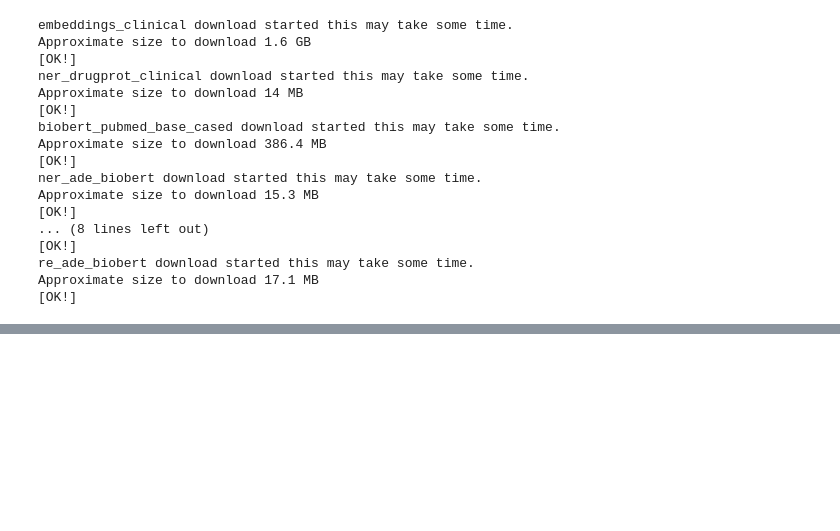
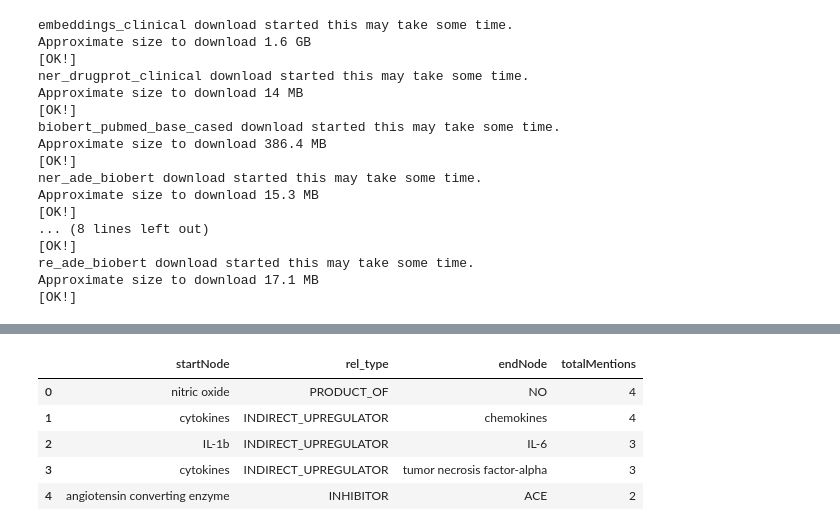
Before and after one commit to tomasonjo/blogs, a Jupyter notebook: pubmed/Pubmed NLP.ipynb, the cells around one changed output, grey strips where cells are left out. Saved outputs shown, nothing was run; the diff lists cells and outputs as text; code cells hidden in the pictures; blank space fills up the shorter version.

```diff
--- a/pubmed/Pubmed NLP.ipynb
+++ b/pubmed/Pubmed NLP.ipynb
@@ -435,0 +489,16 @@ ADE
+# %%
+run_query("""
+MATCH (start:Entity)-[:RELATIONSHIP]->(r)-[:RELATIONSHIP]->(end:Entity)
+WITH start, end, r,
+  size((r)<-[:MENTIONS]-()) AS totalMentions
+ORDER BY totalMentions DESC
+LIMIT 5
+RETURN start.name AS startNode, r.type AS rel_type, end.name AS endNode, totalMentions
+""")
+# %% [output]
+|  | startNode | rel_type | endNode | totalMentions |
+| 0 | nitric oxide | PRODUCT_OF | NO | 4 |
+| 1 | cytokines | INDIRECT_UPREGULATOR | chemokines | 4 |
+| 2 | IL-1b | INDIRECT_UPREGULATOR | IL-6 | 3 |
+| 3 | cytokines | INDIRECT_UPREGULATOR | tumor necrosis factor-alpha | 3 |
+| 4 | angiotensin converting enzyme | INHIBITOR | ACE | 2 |
```
Also changed, not shown: parts of 16 cells of this notebook.
